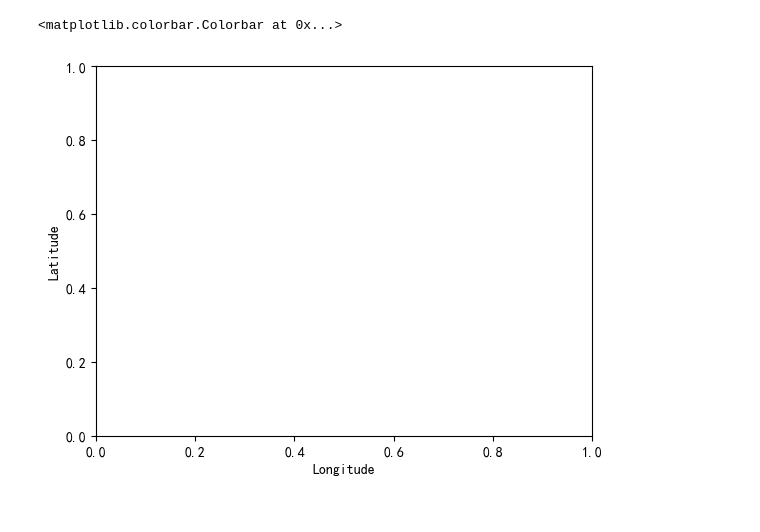
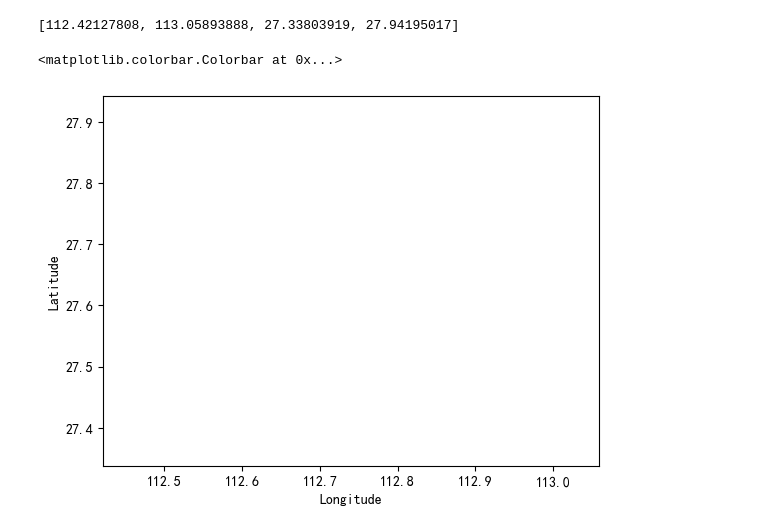
Before and after one commit to Altoria-276/agricultural-decision-system, a Jupyter notebook: test.ipynb, the cells around one changed output. Saved outputs shown, nothing was run; the diff lists cells and outputs as text; code cells hidden in the pictures.

```diff
--- a/test.ipynb
+++ b/test.ipynb
@@ -46,13 +61,26 @@ map.gdf.geometry.values[0]
 # %%
-img = ax.imshow(map.grid.value_matrix, extent=map.outline.bounds, origin="lower", alpha=0.5)
+bounds = map.outline.bounds
+bounds = [bounds[0],bounds[2],bounds[1],bounds[3]]
+
+
+img = ax.imshow(map.grid.value_matrix, extent=bounds, origin="lower", alpha=0.5)
+# %%
+bounds
+# %% [output]
+[112.42127808, 113.05893888, 27.33803919, 27.94195017]
 # %%
 map.gdf.boundary.plot(ax=ax, color="black", linewidth=1)
+plt.xlim(bounds[:2])
+plt.ylim(bounds[2:])
+
 plt.xlabel("Longitude")
+
 plt.ylabel("Latitude")
+
 plt.colorbar(img, ax=ax)
 # %% [output]
 <matplotlib.colorbar.Colorbar at 0x...>
-[figure, old version]
+[figure, new version]
 # %%
 fig
 # %% [output]
```
Also changed, not shown: parts of 11 cells of this notebook, 2 other files.
